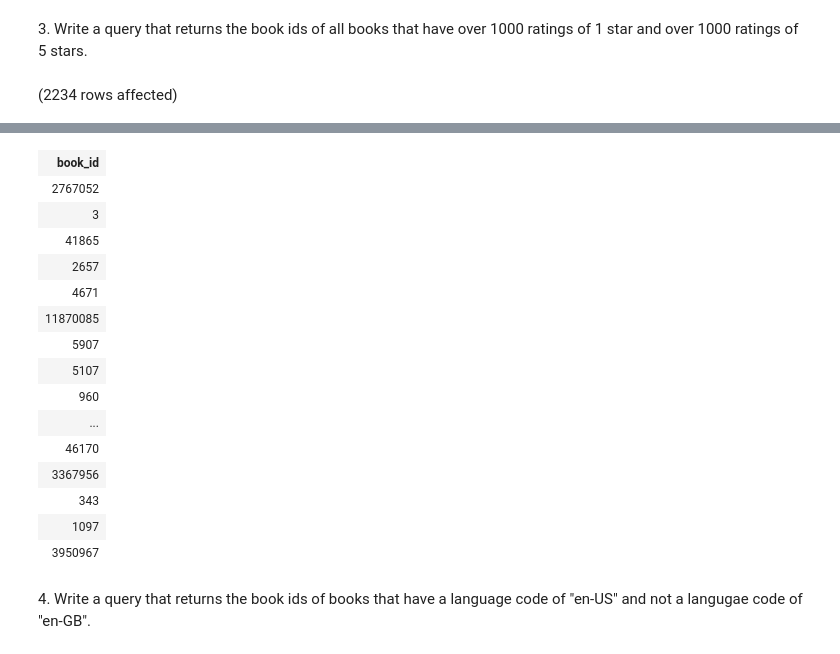
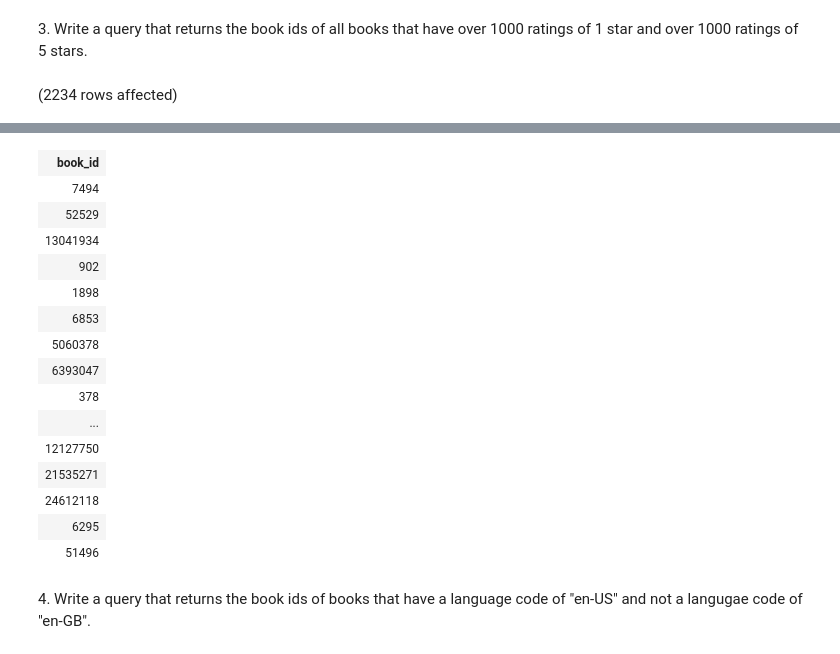
Before and after one commit to pallavikouk/sql-part4-exercises, a Jupyter notebook: sql-part4.ipynb, the cells around one changed output, grey strips where cells are left out. Cells and saved outputs as stored; diff of their text form; code cells hidden in the pictures.

```diff
--- a/sql-part4.ipynb
+++ b/sql-part4.ipynb
@@ -73,7 +75,9 @@ Total execution time: 00:00:00.180
 # %% [markdown]
 3. Write a query that returns the book ids of all books that have over 1000 ratings of 1 star and over 1000 ratings of 5 stars.
 # %%
-select book_id from BooksDB.dbo.books where BooksDB.dbo.books.ratings_1>1000 and BooksDB.dbo.books.ratings_5>1000
+--select book_id from BooksDB.dbo.books where BooksDB.dbo.books.ratings_1>1000 and BooksDB.dbo.books.ratings_5>1000
 --2234 rows
+select book_id from BooksDB.dbo.books where BooksDB.dbo.books.ratings_1>1000 INTERSECT
+select book_id from BooksDB.dbo.books where BooksDB.dbo.books.ratings_5>1000
 # %% [output]
 (2234 rows affected)
@@ -81,19 +85,19 @@ Total execution time: 00:00:00.092
 | book_id |
-| 2767052 |
-| 3 |
-| 41865 |
-| 2657 |
-| 4671 |
-| 11870085 |
-| 5907 |
-| 5107 |
-| 960 |
+| 7494 |
+| 52529 |
+| 13041934 |
+| 902 |
+| 1898 |
+| 6853 |
+| 5060378 |
+| 6393047 |
+| 378 |
 | ... |
-| 46170 |
-| 3367956 |
-| 343 |
-| 1097 |
-| 3950967 |
+| 12127750 |
+| 21535271 |
+| 24612118 |
+| 6295 |
+| 51496 |
 # %% [markdown]
 4. Write a query that returns the book ids of books that have a language code of "en-US" and not a langugae code of "en-GB".
 # %%
```
Also changed, not shown: parts of 3 cells of this notebook.
